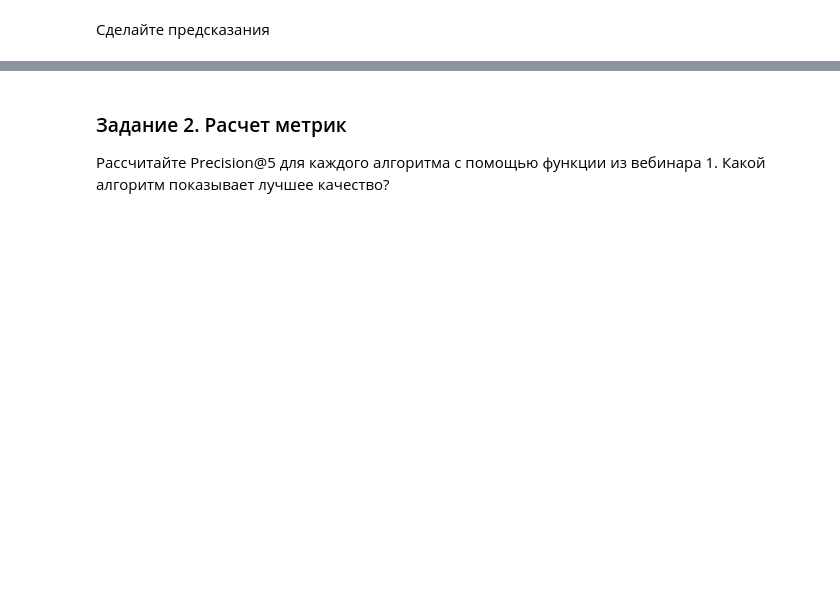
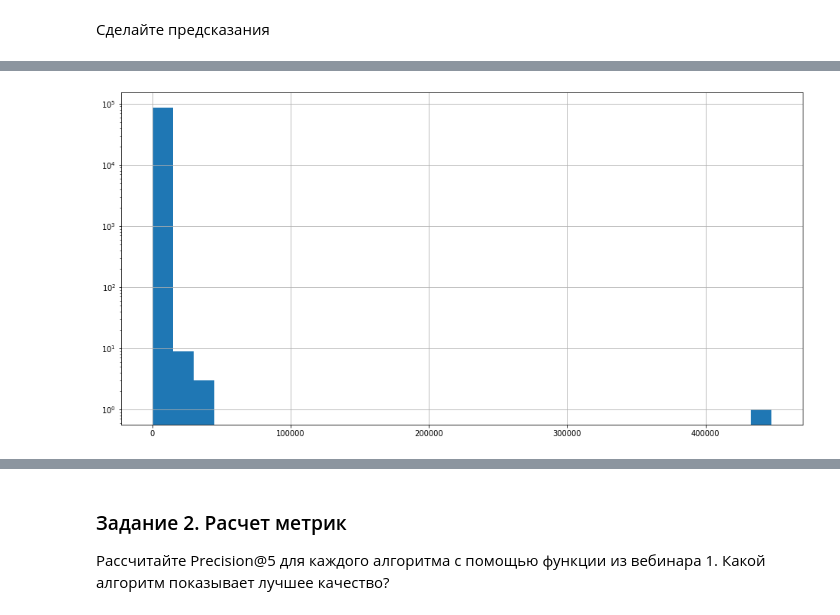
Before and after one commit to gulchitai/RecSys, a Jupyter notebook: Lesson2/hw_webinar_2.ipynb, the cells around one changed output, grey strips where cells are left out. Cells and saved outputs as stored; diff of their text form; code cells hidden in the pictures; blank space fills up the shorter version.

```diff
--- a/Lesson2/hw_webinar_2.ipynb
+++ b/Lesson2/hw_webinar_2.ipynb
@@ -60,0 +94,4 @@ def weighted_random_recommendation(items_weights, n=5):
+# %%
+%%time
+popular = data_train.groupby('item_id')['sales_value'].sum().reset_index()
+popular.head()
@@ -60,0 +107,7 @@ def weighted_random_recommendation(items_weights, n=5):
+# %%
+plt.figure(figsize=(16, 8))
+popular['sales_value'].hist(bins=30)
+plt.yscale(value="log")
+plt.show()
+# %% [output]
+[figure, added]
```
Also changed, not shown: parts of 28 cells of this notebook.
